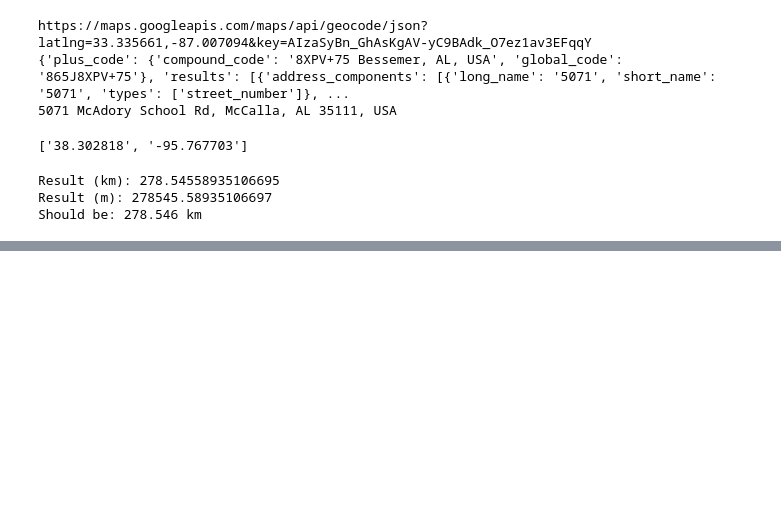
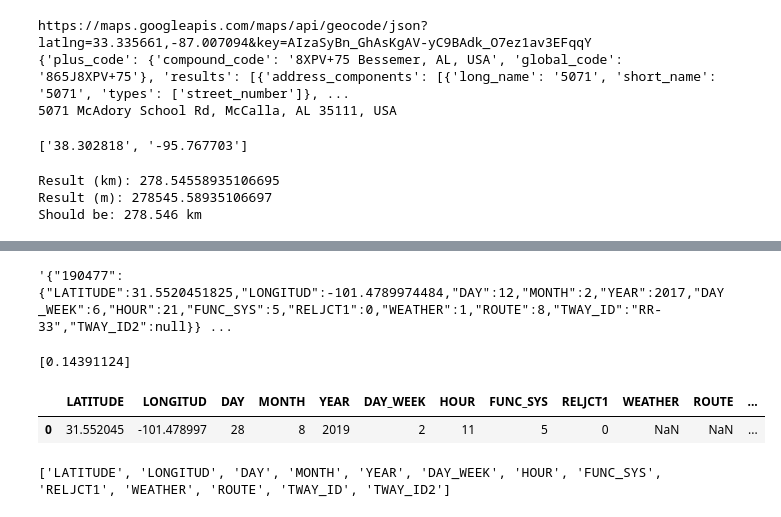
Before and after one commit to Build-Week-Safe-Routes/Data-Science, a Jupyter notebook: notebooks/nov05_eda2017_20190824.ipynb, the cells around one changed output, grey strips where cells are left out. Saved outputs shown, nothing was run; the diff lists cells and outputs as text; code cells hidden in the pictures; blank space fills up the shorter version.

Commit message:
2019-08-28 flask app json output

```diff
--- a/notebooks/nov05_eda2017_20190824.ipynb
+++ b/notebooks/nov05_eda2017_20190824.ipynb
@@ -669,0 +938,18 @@ Should be: 278.546 km
+# %%
+X_trainval.iloc[:1,:].to_json(orient='index')
+# %% [output]
+'{"190477":{"LATITUDE":31.5520451825,"LONGITUD":-101.4789974484,"DAY":12,"MONTH":2,"YEAR":2017,"DAY_WEEK":6,"HOUR":21,"FUNC_SYS":5,"RELJCT1":0,"WEATHER":1,"ROUTE":8,"TWAY_ID":"RR-33","TWAY_ID2":null}} ...
+# %%
+X = pd.DataFrame([[31.5520451825, -101.4789974484, 28, 8, 2019, 2, 11, 5, 0, 'NaN', 'NaN', 'RR-33', 'NaN']])
+X.columns = X_trainval.columns
+y = pipeline.predict(X)
+print(y)
+X
+# %% [output]
+[0.14391124]
+|  | LATITUDE | LONGITUD | DAY | MONTH | YEAR | DAY_WEEK | HOUR | FUNC_SYS | RELJCT1 | WEATHER | ROUTE | ... |
+| 0 | 31.552045 | -101.478997 | 28 | 8 | 2019 | 2 | 11 | 5 | 0 | NaN | NaN | ... |
+# %%
+print(X_trainval.columns.to_list())
+# %% [output]
+['LATITUDE', 'LONGITUD', 'DAY', 'MONTH', 'YEAR', 'DAY_WEEK', 'HOUR', 'FUNC_SYS', 'RELJCT1', 'WEATHER', 'ROUTE', 'TWAY_ID', 'TWAY_ID2']
```
Also changed, not shown: parts of 29 cells of this notebook.
